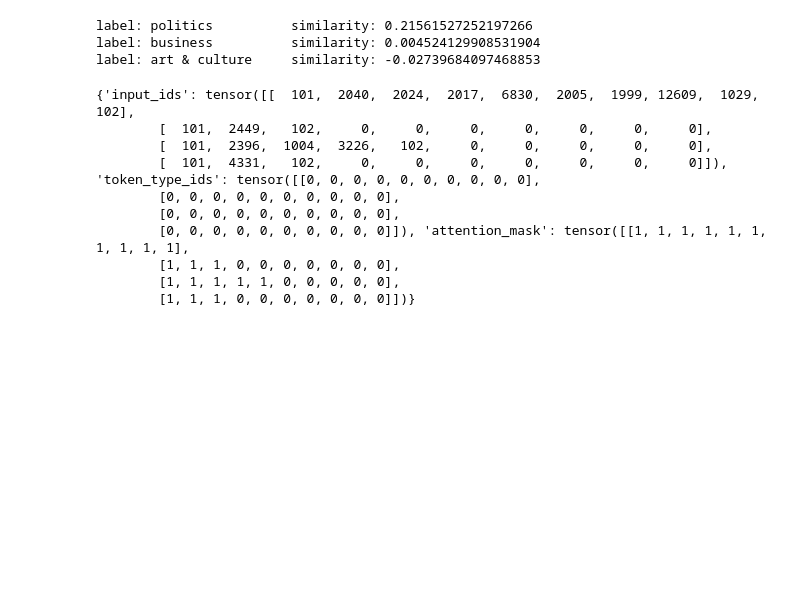
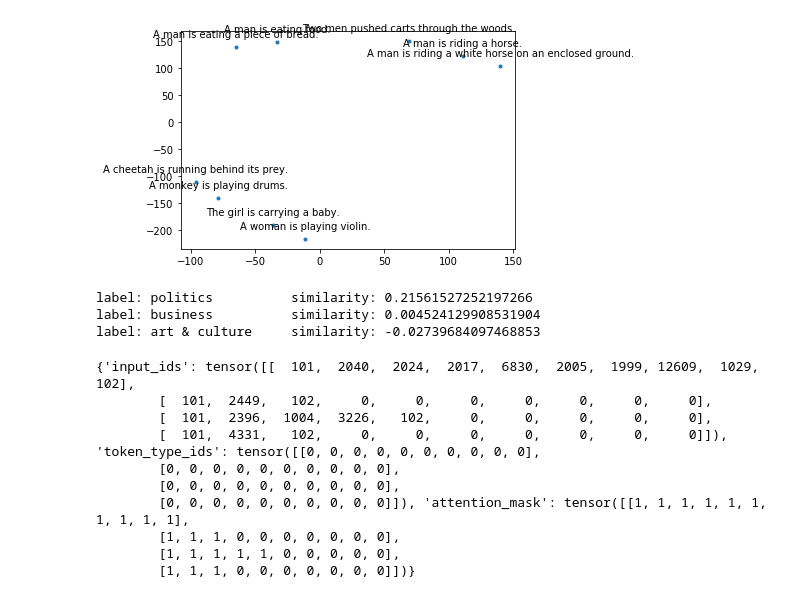
Before and after one commit to MonirZaman/blog, a Jupyter notebook: _notebooks/news-representation.ipynb, the cells around one changed output. Cells and saved outputs as stored; diff of their text form; code cells hidden in the pictures; blank space fills up the shorter version.

```diff
--- a/_notebooks/news-representation.ipynb
+++ b/_notebooks/news-representation.ipynb
@@ -32,0 +93,9 @@ torch.Size([1, 768])
+# %%
+# Finding similarity of corpus[0] with corpus[1:]
+encodings = get_representation(corpus)
+
+
+similarities = F.cosine_similarity(encodings[:1], encodings[1:])
+closest = similarities.argsort(descending=True)
+for ind in closest:
+    print(f'label: {corpus[ind+1]} \t similarity: {similarities[ind]}')
@@ -33 +111,34 @@ torch.Size([1, 768])
+# %%
+# Plotting embeddings
+
+encodings.shape
+dir(encodings)
+nar_enc = encodings.detach().numpy()
+nar_enc.shape
+
+embeddings = TSNE(n_jobs=4).fit_transform(nar_enc)
+vis_x = embeddings[:, 0]
+vis_y = embeddings[:, 1]
+plt.scatter(vis_x, vis_y,  marker='.')
+#plt.colorbar(ticks=range(10))
+#plt.clim(-0.5, 9.5)
+
+
+# zip joins x and y coordinates in pairs
+i = 0
+for x,y in zip(vis_x, vis_y):
+
+    label = corpus[i]
+
+    plt.annotate(label, # this is the text
+                 (x,y), # this is the point to label
+                 textcoords="offset points", # how to position the text
+                 xytext=(0,10), # distance from text to points (x,y)
+                 ha='center') # horizontal alignment can be left, right or center
+
+    i += 1
+
+plt.show()
+# %% [output]
+[figure, added]
 # %%
```
Also changed, not shown: parts of 12 cells of this notebook.
